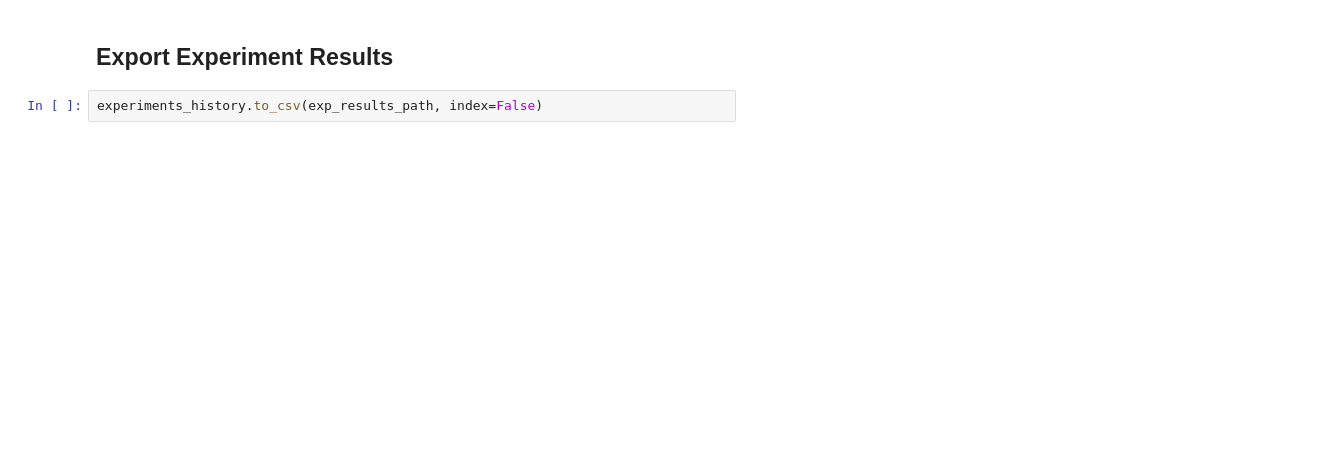
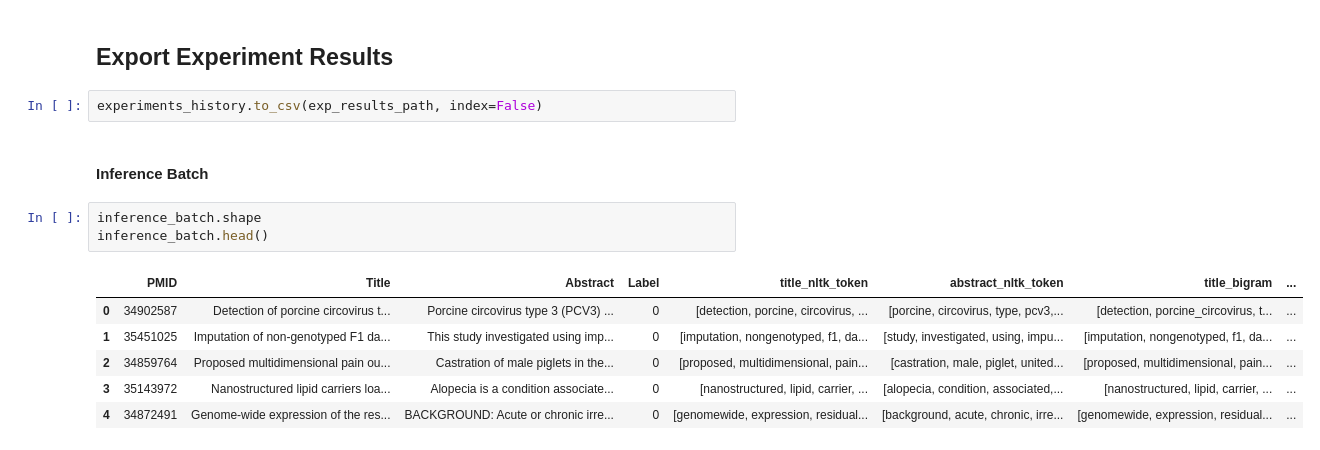
Before and after one commit to gabriel-ferreira-life/NLP-Document-Classification, a Jupyter notebook: exploratory_data_modeling/Experiments.ipynb, the cells around one changed output. Drawn from its saved outputs; the diff is of its cells as text; blank space fills up the shorter version.

Commit message:
Inference batch

```diff
--- a/exploratory_data_modeling/Experiments.ipynb
+++ b/exploratory_data_modeling/Experiments.ipynb
@@ -289,3 +294,15 @@ experiments_history
 ## Export Experiment Results
 # %%
 experiments_history.to_csv(exp_results_path, index=False)
+# %% [markdown]
+#### Inference Batch
+# %%
+inference_batch.shape
+inference_batch.head()
+# %% [output]
+|  | PMID | Title | Abstract | Label | title_nltk_token | abstract_nltk_token | title_bigram | ... |
+| 0 | 34902587 | Detection of porcine circovirus t... | Porcine circovirus type 3 (PCV3) ... | 0 | [detection, porcine, circovirus, ... | [porcine, circovirus, type, pcv3,... | [detection, porcine_circovirus, t... | ... |
+| 1 | 35451025 | Imputation of non-genotyped F1 da... | This study investigated using imp... | 0 | [imputation, nongenotyped, f1, da... | [study, investigated, using, impu... | [imputation, nongenotyped, f1, da... | ... |
+| 2 | 34859764 | Proposed multidimensional pain ou... | Castration of male piglets in the... | 0 | [proposed, multidimensional, pain... | [castration, male, piglet, united... | [proposed, multidimensional, pain... | ... |
+| 3 | 35143972 | Nanostructured lipid carriers loa... | Alopecia is a condition associate... | 0 | [nanostructured, lipid, carrier, ... | [alopecia, condition, associated,... | [nanostructured, lipid, carrier, ... | ... |
+| 4 | 34872491 | Genome-wide expression of the res... | BACKGROUND: Acute or chronic irre... | 0 | [genomewide, expression, residual... | [background, acute, chronic, irre... | [genomewide, expression, residual... | ... |
```
Also changed, not shown: parts of 12 cells of this notebook, 5 other files.
